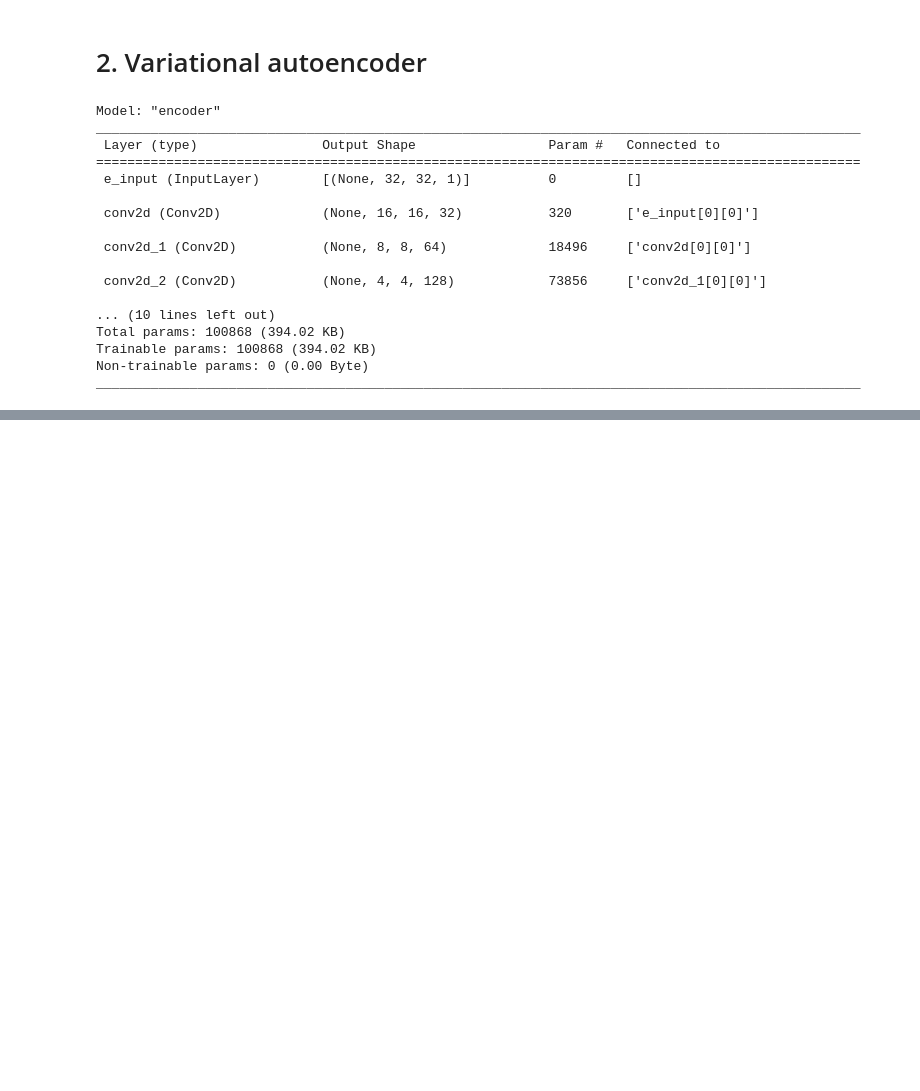
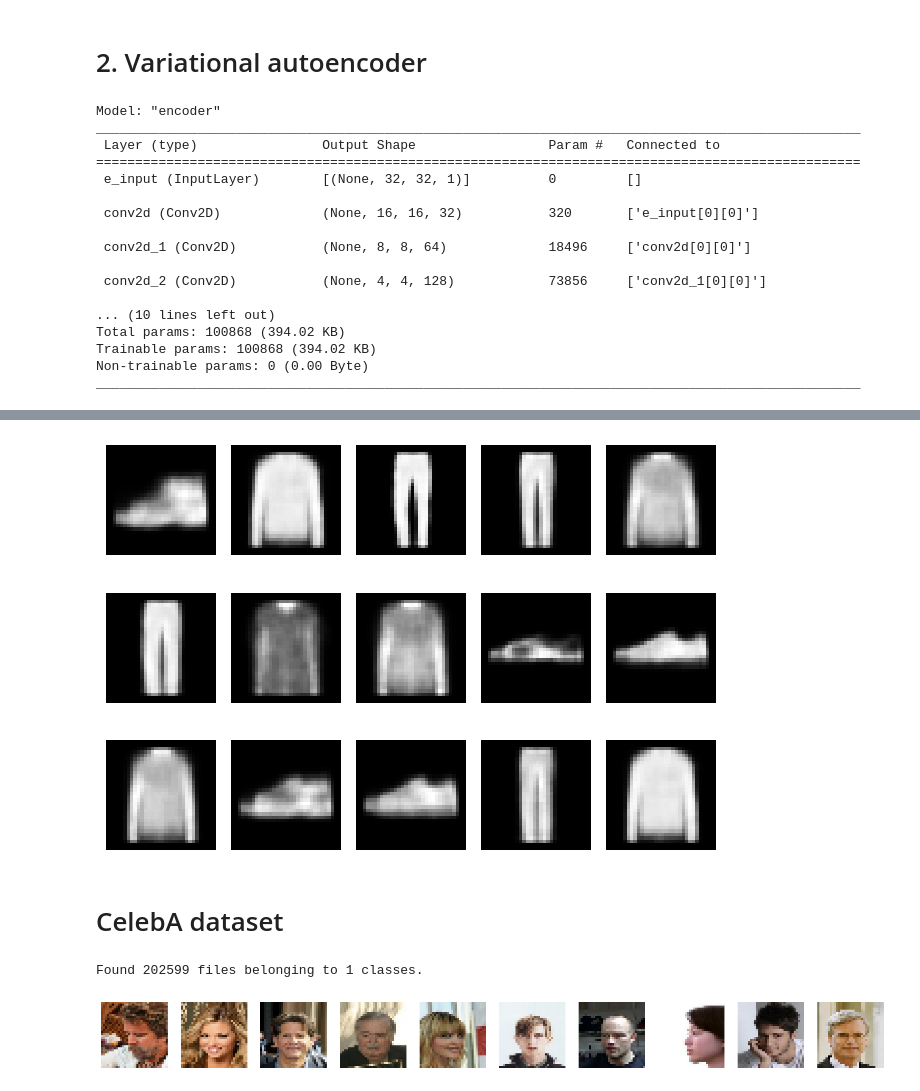
Before and after one commit to NastyaStrashnova/GenAITests, a Jupyter notebook: Variational Autoencoder 1.1.ipynb, the cells around one changed output, grey strips where cells are left out. Drawn from its saved outputs; the diff is of its cells as text; code cells hidden in the pictures; blank space fills up the shorter version.

```diff
--- a/Variational Autoencoder 1.1.ipynb
+++ b/Variational Autoencoder 1.1.ipynb
@@ -80,0 +161,8 @@ ________________________________________________________________________________
+# %%
+vae.fit(
+    x_train,
+    epochs=5,
+    batch_size=100,
+    shuffle=True,
+    validation_data=(x_test, x_test)
+)
@@ -80,0 +195,2 @@ ________________________________________________________________________________
+# %%
+z_mean, z_log_var, reconstructions = vae.predict(example_images)
@@ -80,0 +199,12 @@ ________________________________________________________________________________
+# %%
+for i in range(15):
+    plt.subplot(3, 5, i + 1)
+    plt.imshow(reconstructions[i], cmap='gray')
+    plt.axis('off')
+
+plt.tight_layout()
+plt.show()
+# %% [output]
+[figure, added]
+# %% [markdown]
+# CelebA dataset
@@ -80,0 +252,13 @@ ________________________________________________________________________________
+# %%
+train_data = utils.image_dataset_from_directory(
+    "/Users/nastyastrashnova/Study/GitReposotories/dataset/img_align_celeba",
+    labels=None,
+    color_mode="rgb",
+    image_size=(32, 32),
+    batch_size=128,
+    shuffle=True,
+    seed=42,
+    interpolation="bilinear",
+)
+# %% [output]
+Found 202599 files belonging to 1 classes.
@@ -80,0 +274,4 @@ ________________________________________________________________________________
+# %%
+display(train_sample, cmap=None)
+# %% [output]
+[figure, added]
```
Also changed, not shown: parts of 24 cells of this notebook.
